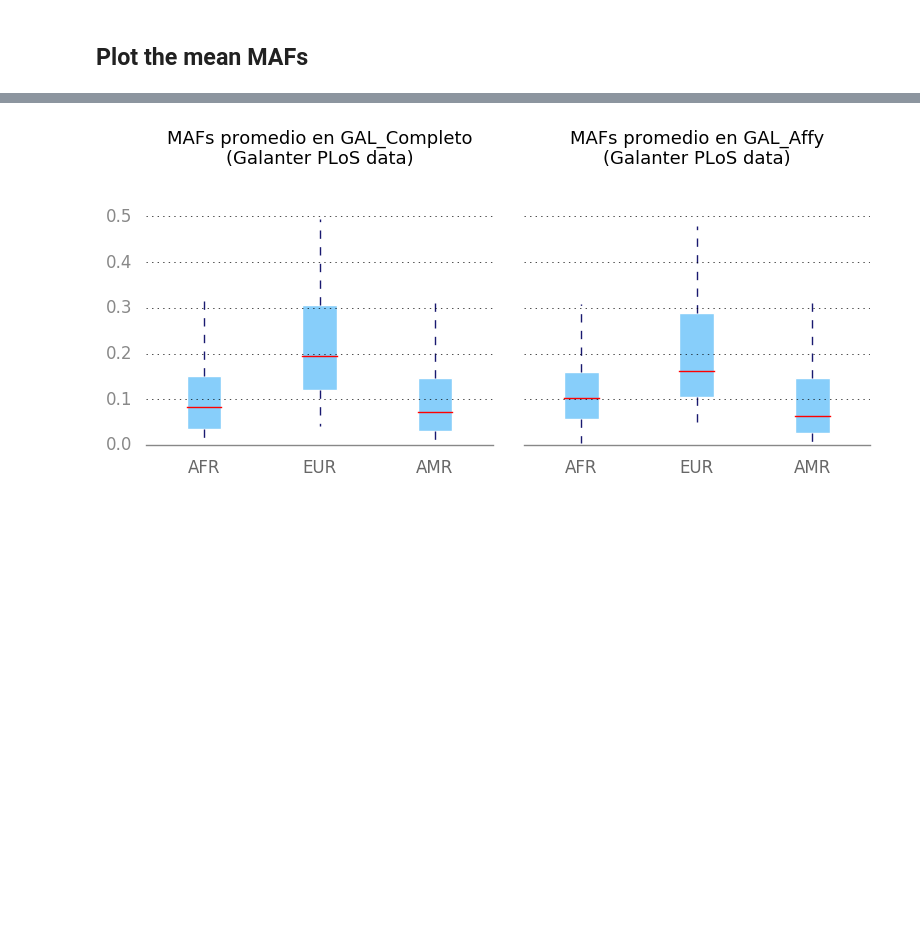
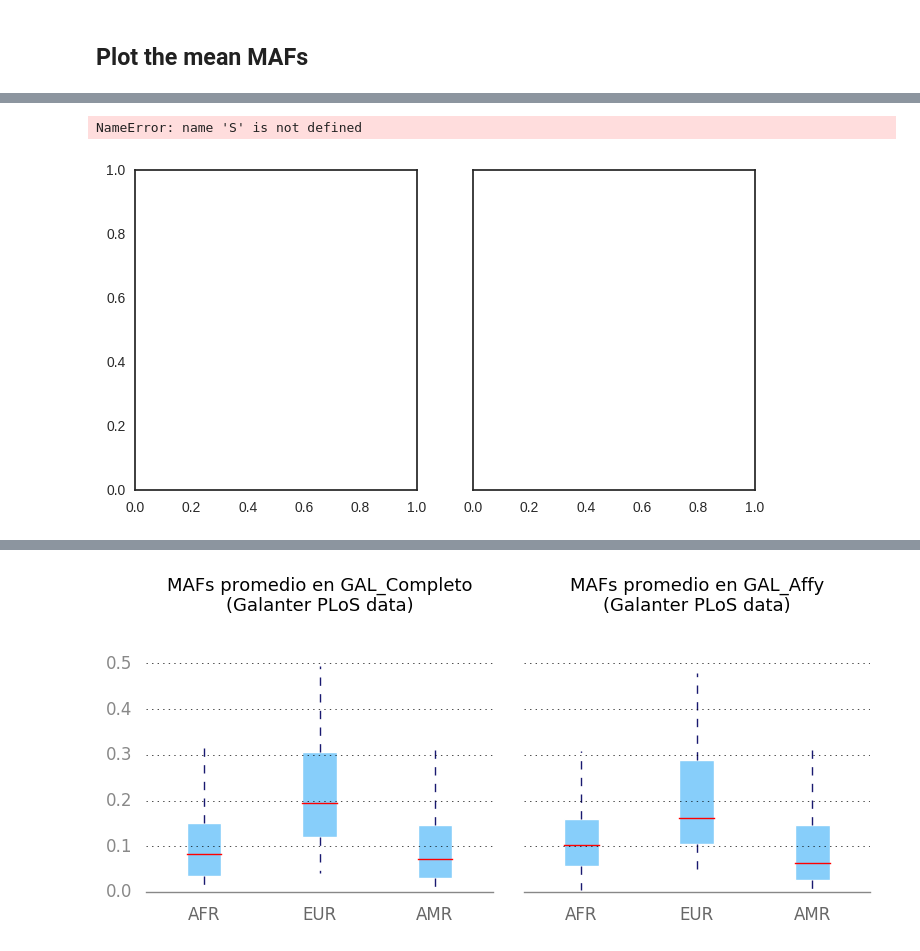
Before and after one commit to jmberros/tesina, a Jupyter notebook: tesina__Positions_and_MAFs.ipynb, the cells around one changed output, grey strips where cells are left out. Cells and saved outputs as stored; diff of their text form; code cells hidden in the pictures; blank space fills up the shorter version.

```diff
--- a/tesina__Positions_and_MAFs.ipynb
+++ b/tesina__Positions_and_MAFs.ipynb
@@ -310,3 +324,53 @@ Comparación usando los MAFs provistos **por 1000 Genomas**
+# %%
+import seaborn as sns
+
+from helpers.plot_helpers import panel_colors
+
+
+sns.set_context("notebook")
+sns.set_style("white")
+
+level = "superpopulation"
+populations_to_plot = ['AFR', 'EUR', 'AMR']
+
+nrows = 1
+ncols = 2
+plot_width = 4
+plot_height = 4
+
+fig, axes = plt.subplots(nrows, ncols, sharey=True)
+fig.set_figwidth(ncols * plot_width)
+fig.set_figheight(nrows * plot_height)
+S
+for i, panel_name in enumerate(["GAL_Completo", "GAL_Affy"]):
+
+    plot_title = "MAFs promedio en {}\n(1000 Genomas data)".format(panel_name)
+    df = mafs[level][panel_name][populations_to_plot]
+    ax = axes[i]
+
+    rot = 90 if len(populations_to_plot) > 5 else 0
+    bp = df.boxplot(ax=ax, rot=rot, patch_artist=True, return_type="dict",
+                    showfliers=False, showcaps=False)
+
+    ax.set_title(plot_title, y=1.2, fontsize=13)
+
+    for patch in bp["boxes"]:
+        patch.set_facecolor(panel_colors(panel_name))
+        patch.set_edgecolor("white")
+    for whisker in bp["whiskers"]:
+        whisker.set_color("MidnightBlue")
+    for xlabel in ax.get_xticklabels():
+        xlabel.set_color("#777777")
+
+    ax.yaxis.grid(linestyle="dotted")
+    ax.xaxis.grid(False)
+    hide_spines_and_ticks(ax, spines="all")
+
+plt.tight_layout()
+plt.show()
+# %% [output]
+NameError: name 'S' is not defined
+[figure, added]
 # %%
 level = "superpopulation"
 populations_to_plot = ['AFR', 'EUR', 'AMR']
```
Also changed, not shown: parts of 9 cells of this notebook, 4 other files.
